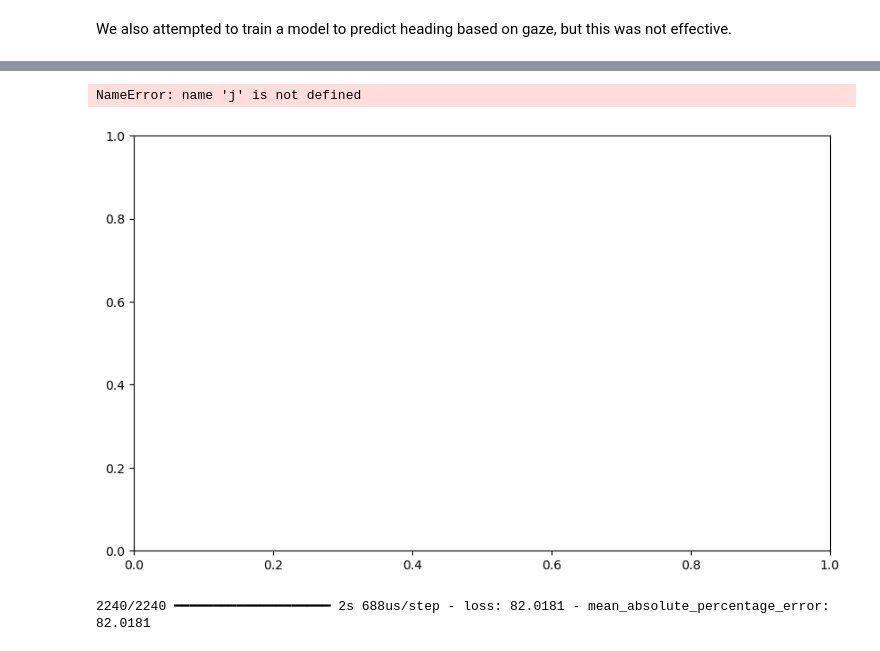
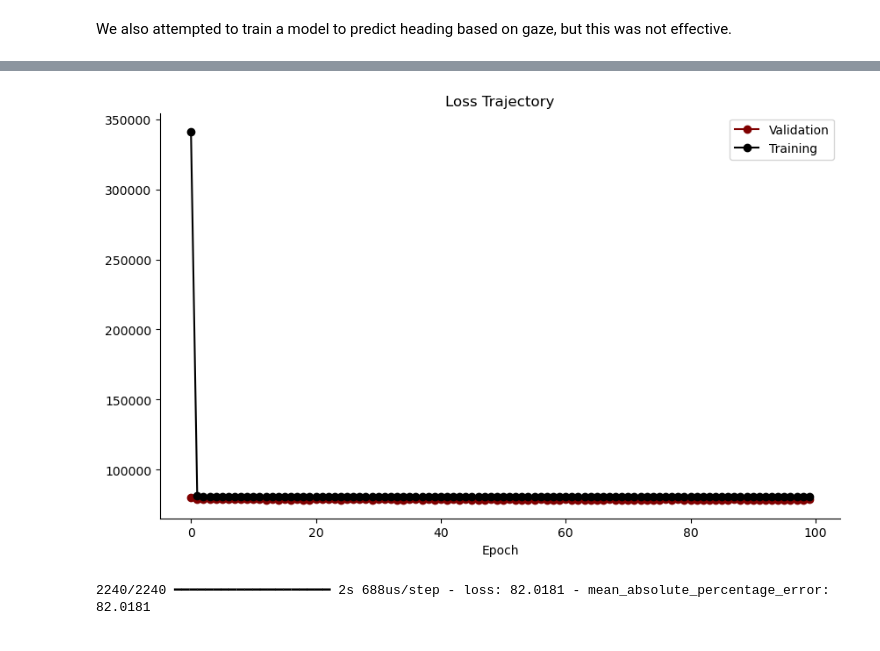
Before and after one commit to jerrymhuang/DreamDrone, a Jupyter notebook: FinalProject/deep_learn_heading.ipynb, the cells around one changed output, grey strips where cells are left out. Saved outputs shown, nothing was run; the diff lists cells and outputs as text; code cells hidden in the pictures.

```diff
--- a/FinalProject/deep_learn_heading.ipynb
+++ b/FinalProject/deep_learn_heading.ipynb
@@ -28,17 +31,8 @@ Then, the data is randomly split into train/test portions, normalized, and conve
 # %%
 ang_train, ang_test, gaze_train, gaze_test = train_test_split(ang, gaze, test_size=0.33)
 
-ang_train = (ang_train + 360) / 360
-ang_test = (ang_test + 360) / 360
+ang_train = ang_train.astype(np.float32)
+ang_test = ang_test.astype(np.float32)
 
-ang_train = ang_train.astype(np.float32).to_numpy()
-ang_test = ang_test.astype(np.float32).to_numpy()
-
-gaze_train['Gaze.x.'] = gaze_train['Gaze.x.'] / 2560
-gaze_train['Gaze.y.'] = gaze_train['Gaze.y.'] / 1080
-
-gaze_test['Gaze.x.'] = gaze_test['Gaze.x.'] / 2560
-gaze_test['Gaze.y.'] = gaze_test['Gaze.y.'] / 1080
-
-gaze_train = gaze_train.astype(np.float32).to_numpy()
-gaze_test = gaze_test.astype(np.float32).to_numpy()
+gaze_train = gaze_train.astype(np.float32)
+gaze_test = gaze_test.astype(np.float32)
@@ -200,21 +140,19 @@ TypeError: Cannot construct a dtype from an array
 # %% [markdown]
 We also attempted to train a model to predict heading based on gaze, but this was not effective.
 # %%
-# Basic feedforward structure
-model2 = keras.Sequential([
-    keras.layers.Input((1,)),
-    keras.layers.Dense(32, activation='relu'),
-    keras.layers.Dense(32, activation='relu'),
-    keras.layers.Dense(32, activation='relu'),
-    keras.layers.Dense(32, activation='relu'),
-    keras.layers.Dense(32, activation='relu'),
+hg_model = keras.Sequential([
+    keras.layers.Dense(8, activation='relu'),
+    #keras.layers.Dropout(0.1),
+    keras.layers.Dense(16, activation='relu'),
+    #keras.layers.Dropout(0.1),
+    keras.layers.Dense(8, activation='relu'),
+    #keras.layers.Dropout(0.1),
 
-    keras.layers.Dense(2, activation='sigmoid')
+    keras.layers.Dense(2, activation='relu')
 ])
 
 # Compile
-model2.compile(optimizer='adam', loss='mean_absolute_percentage_error', metrics=[keras.metrics.MeanAbsolutePercentageError()])
+hg_model.compile(optimizer=keras.optimizers.Adam(1e-3), loss='mean_squared_error', metrics=[keras.metrics.RootMeanSquaredError()])
 
-# Train
-j = model2.fit(ang_train, gaze_train, epochs=20, validation_split=0.1)
+g = hg_model.fit(ang_train, gaze_train, batch_size=64, epochs=100, validation_split=0.1)
 # %% [output]
@@ -223,13 +176,12 @@ KeyboardInterrupt:
 # %%
 fig, ax = plt.subplots(1, 1, figsize=(10, 6))
-ax.plot(range(50), j.history['val_loss'], 'o-', color='maroon', label='Validation')
-ax.plot(range(50), j.history['loss'], 'o-', color='black', label='Training')
+ax.plot(range(100), g.history['val_loss'], 'o-', color='maroon', label='Validation')
+ax.plot(range(100), g.history['loss'], 'o-', color='black', label='Training')
 ax.set_xlabel('Epoch')
-ax.set_ylabel('Percentage error')
+#ax.set_ylabel('Percentage error')
 ax.legend()
 ax.set_title('Loss Trajectory')
 sns.despine(ax=ax)
 # %% [output]
-NameError: name 'j' is not defined
-[figure, old version]
+[figure, new version]
 # %%
```
Also changed, not shown: parts of 29 cells of this notebook.
